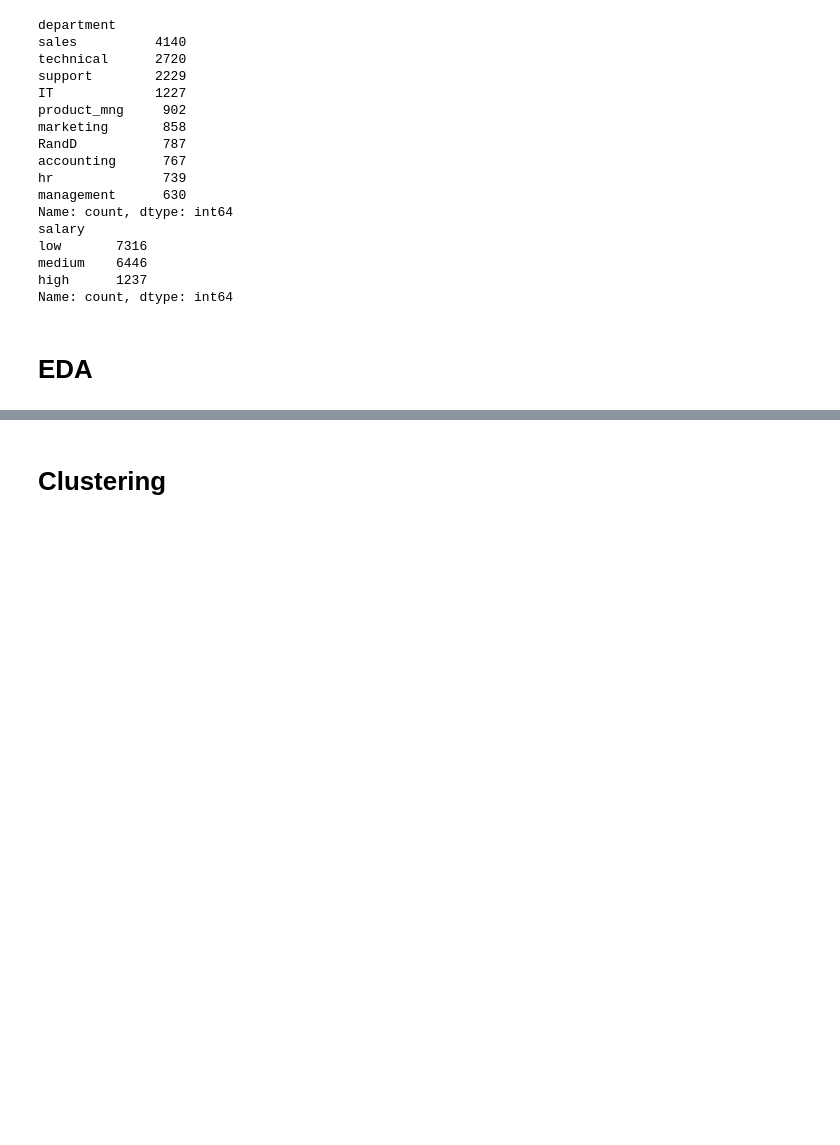
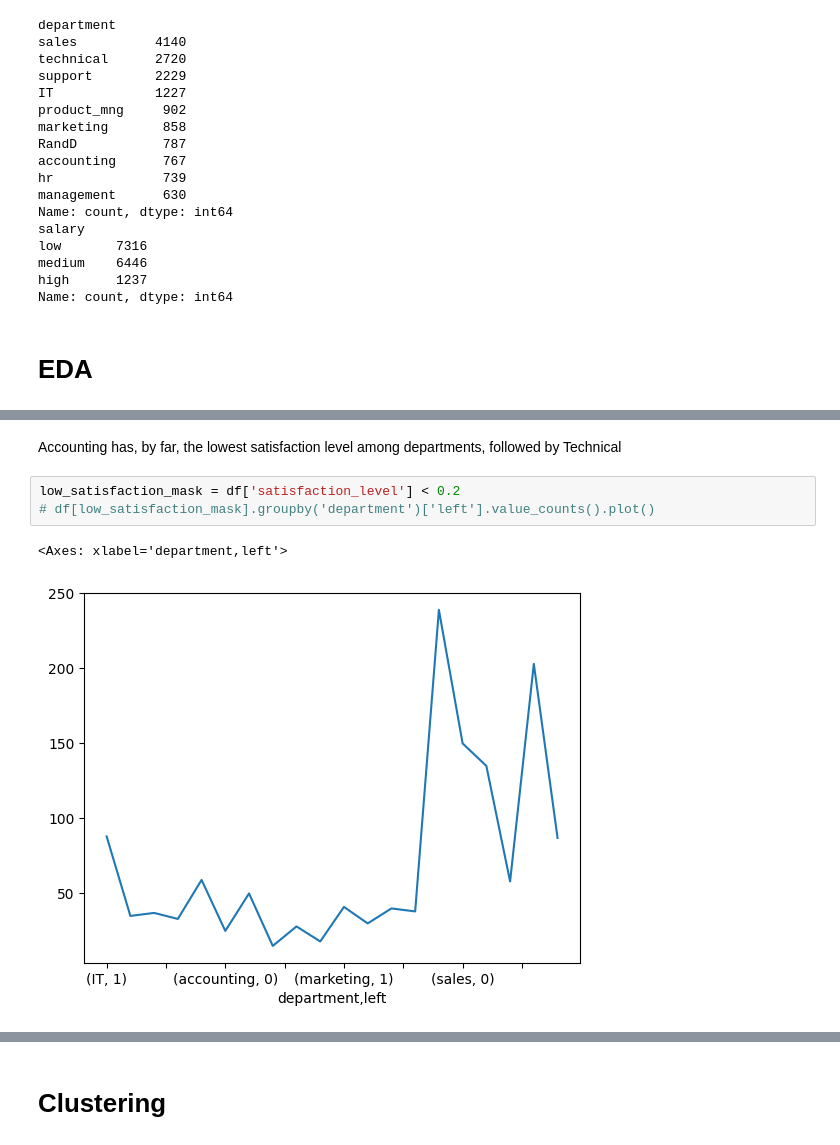
Before and after one commit to kitsbits/aiml, a Jupyter notebook: ml-core/project/ml_project.ipynb, the cells around one changed output, grey strips where cells are left out. Drawn from its saved outputs; the diff is of its cells as text; blank space fills up the shorter version.

```diff
--- a/ml-core/project/ml_project.ipynb
+++ b/ml-core/project/ml_project.ipynb
@@ -103,0 +147,8 @@ Name: count, dtype: int64
+# %% [markdown]
+Accounting has, by far, the lowest satisfaction level among departments, followed by Technical
+# %%
+low_satisfaction_mask = df['satisfaction_level'] < 0.2
+# df[low_satisfaction_mask].groupby('department')['left'].value_counts().plot()
+# %% [output]
+<Axes: xlabel='department,left'>
+[figure, added]
```
Also changed, not shown: parts of 28 cells of this notebook, 2 other files.
